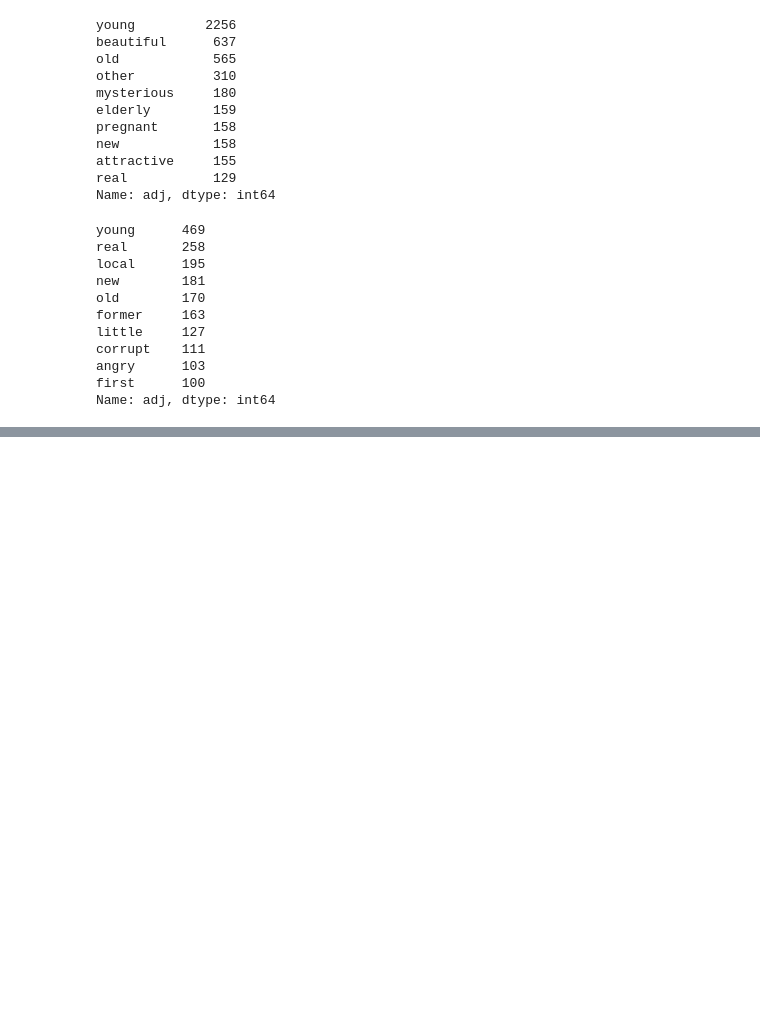
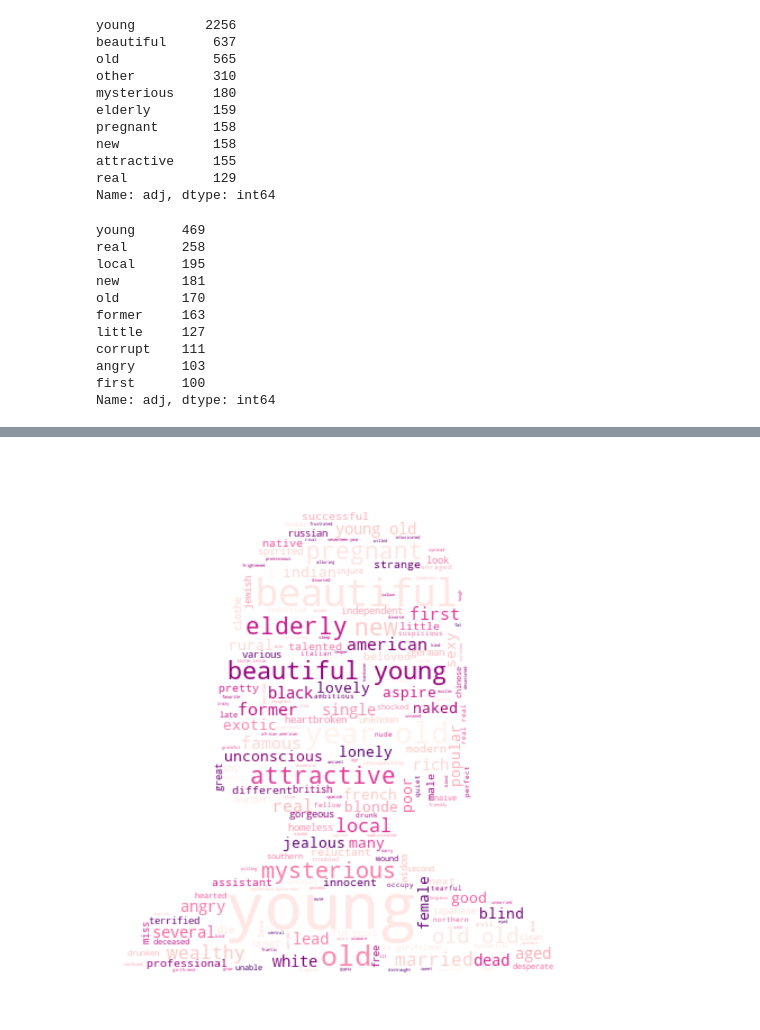
Before and after one commit to epfl-ada/ada-2022-project-yiyisoda, a Jupyter notebook: milestone_2.ipynb, the cells around one changed output, grey strips where cells are left out. Drawn from its saved outputs; the diff is of its cells as text; code cells hidden in the pictures; blank space fills up the shorter version.

Commit message:
wordcloud

```diff
--- a/milestone_2.ipynb
+++ b/milestone_2.ipynb
@@ -1110,0 +1118,4 @@ Name: adj, dtype: int64
+# %%
+nltk_analyzer = SentimentIntensityAnalyzer()
+gender_adj['nltk']=gender_adj['adj'].apply(lambda x: nltk_analyzer.polarity_scores(x)['compound'])
+gender_adj.nltk.value_counts()
@@ -1110,0 +1154,12 @@ Name: adj, dtype: int64
+# %%
+female = gender_adj[gender_adj['gender']=='F']
+mask_fem = np.array(Image.open("fem_mask.png"))
+wordcloud = WordCloud(background_color="White",colormap ='RdPu',mask = mask_fem,random_state=42).generate(' '.join(female['adj']))
+image_colors = ImageColorGenerator(mask_fem)
+plt.figure(facecolor='w',figsize=(14,8))
+plt.imshow(wordcloud)
+plt.axis("off")
+plt.tight_layout(pad=0)
+plt.show()
+# %% [output]
+[figure, added]
```
Also changed, not shown: parts of 9 cells of this notebook.
